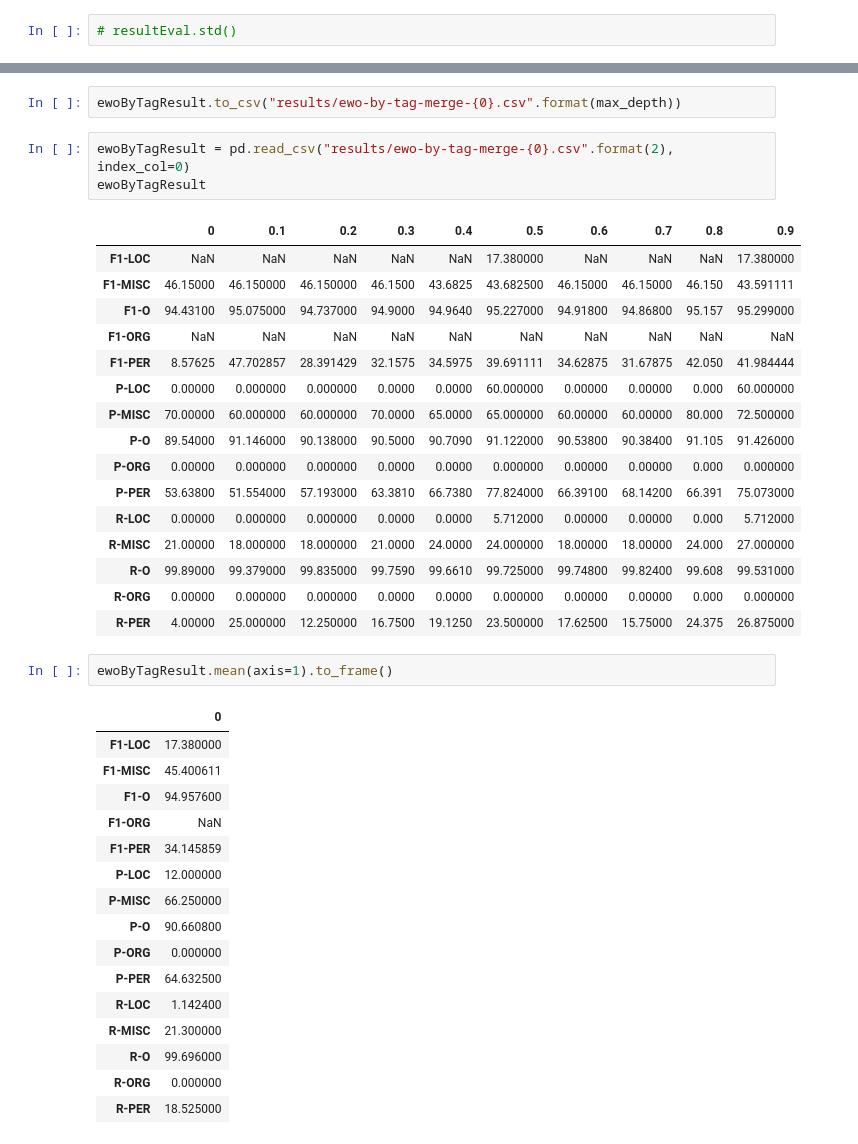
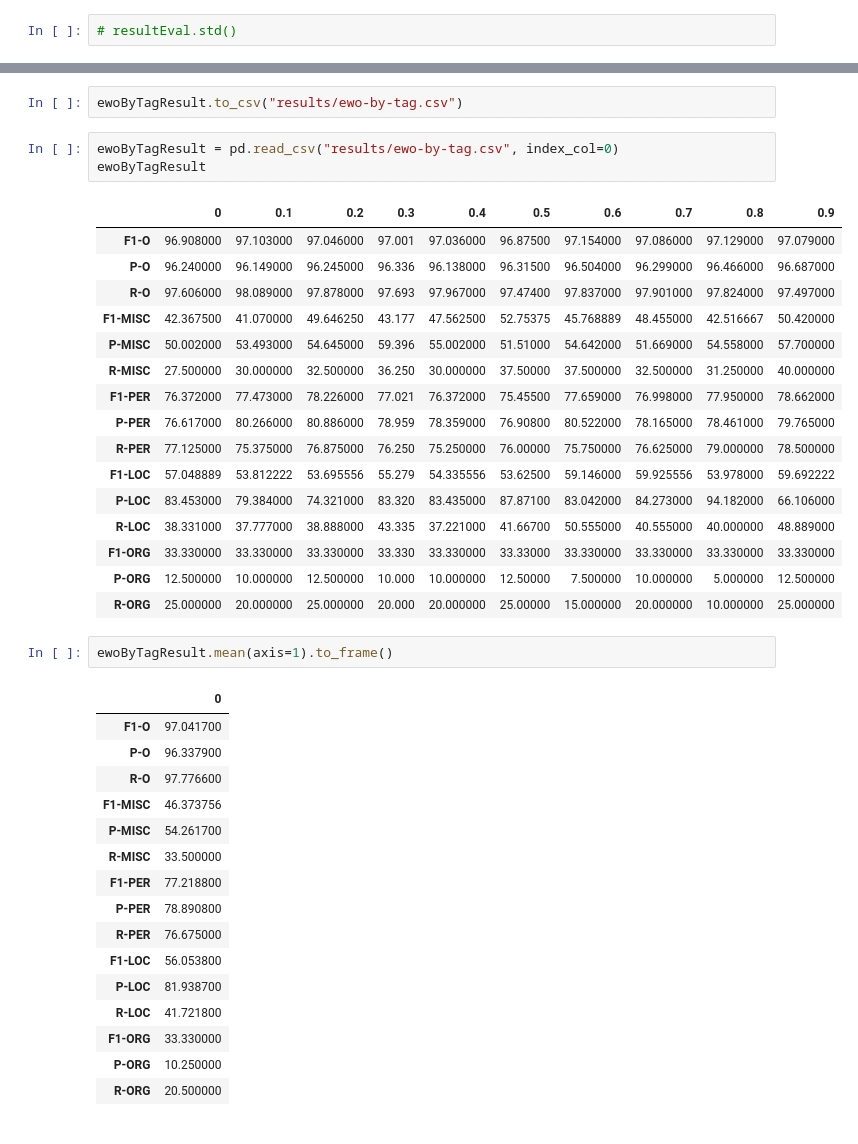
Before and after one commit to frankl1/Word2vec-For-NER-In-Low-Resource-Languages, a Jupyter notebook: fnn-ne-projection.ipynb, the cells around one changed output, grey strips where cells are left out. Cells and saved outputs as stored; diff of their text form.

```diff
--- a/fnn-ne-projection.ipynb
+++ b/fnn-ne-projection.ipynb
@@ -1101,44 +1097,44 @@ testByTagResult.std(axis=1).to_frame()
 # %%
-ewoByTagResult.to_csv("results/ewo-by-tag-merge-{0}.csv".format(max_depth))
+ewoByTagResult.to_csv("results/ewo-by-tag.csv")
 # %%
-ewoByTagResult = pd.read_csv("results/ewo-by-tag-merge-{0}.csv".format(2), index_col=0)
+ewoByTagResult = pd.read_csv("results/ewo-by-tag.csv", index_col=0)
 ewoByTagResult
 # %% [output]
 |  | 0 | 0.1 | 0.2 | 0.3 | 0.4 | 0.5 | 0.6 | 0.7 | 0.8 | 0.9 |
-| F1-LOC | NaN | NaN | NaN | NaN | NaN | 17.380000 | NaN | NaN | NaN | 17.380000 |
-| F1-MISC | 46.15000 | 46.150000 | 46.150000 | 46.1500 | 43.6825 | 43.682500 | 46.15000 | 46.15000 | 46.150 | 43.591111 |
-| F1-O | 94.43100 | 95.075000 | 94.737000 | 94.9000 | 94.9640 | 95.227000 | 94.91800 | 94.86800 | 95.157 | 95.299000 |
-| F1-ORG | NaN | NaN | NaN | NaN | NaN | NaN | NaN | NaN | NaN | NaN |
-| F1-PER | 8.57625 | 47.702857 | 28.391429 | 32.1575 | 34.5975 | 39.691111 | 34.62875 | 31.67875 | 42.050 | 41.984444 |
-| P-LOC | 0.00000 | 0.000000 | 0.000000 | 0.0000 | 0.0000 | 60.000000 | 0.00000 | 0.00000 | 0.000 | 60.000000 |
-| P-MISC | 70.00000 | 60.000000 | 60.000000 | 70.0000 | 65.0000 | 65.000000 | 60.00000 | 60.00000 | 80.000 | 72.500000 |
-| P-O | 89.54000 | 91.146000 | 90.138000 | 90.5000 | 90.7090 | 91.122000 | 90.53800 | 90.38400 | 91.105 | 91.426000 |
-| P-ORG | 0.00000 | 0.000000 | 0.000000 | 0.0000 | 0.0000 | 0.000000 | 0.00000 | 0.00000 | 0.000 | 0.000000 |
-| P-PER | 53.63800 | 51.554000 | 57.193000 | 63.3810 | 66.7380 | 77.824000 | 66.39100 | 68.14200 | 66.391 | 75.073000 |
-| R-LOC | 0.00000 | 0.000000 | 0.000000 | 0.0000 | 0.0000 | 5.712000 | 0.00000 | 0.00000 | 0.000 | 5.712000 |
-| R-MISC | 21.00000 | 18.000000 | 18.000000 | 21.0000 | 24.0000 | 24.000000 | 18.00000 | 18.00000 | 24.000 | 27.000000 |
-| R-O | 99.89000 | 99.379000 | 99.835000 | 99.7590 | 99.6610 | 99.725000 | 99.74800 | 99.82400 | 99.608 | 99.531000 |
-| R-ORG | 0.00000 | 0.000000 | 0.000000 | 0.0000 | 0.0000 | 0.000000 | 0.00000 | 0.00000 | 0.000 | 0.000000 |
-| R-PER | 4.00000 | 25.000000 | 12.250000 | 16.7500 | 19.1250 | 23.500000 | 17.62500 | 15.75000 | 24.375 | 26.875000 |
+| F1-O | 96.908000 | 97.103000 | 97.046000 | 97.001 | 97.036000 | 96.87500 | 97.154000 | 97.086000 | 97.129000 | 97.079000 |
+| P-O | 96.240000 | 96.149000 | 96.245000 | 96.336 | 96.138000 | 96.31500 | 96.504000 | 96.299000 | 96.466000 | 96.687000 |
+| R-O | 97.606000 | 98.089000 | 97.878000 | 97.693 | 97.967000 | 97.47400 | 97.837000 | 97.901000 | 97.824000 | 97.497000 |
+| F1-MISC | 42.367500 | 41.070000 | 49.646250 | 43.177 | 47.562500 | 52.75375 | 45.768889 | 48.455000 | 42.516667 | 50.420000 |
+| P-MISC | 50.002000 | 53.493000 | 54.645000 | 59.396 | 55.002000 | 51.51000 | 54.642000 | 51.669000 | 54.558000 | 57.700000 |
+| R-MISC | 27.500000 | 30.000000 | 32.500000 | 36.250 | 30.000000 | 37.50000 | 37.500000 | 32.500000 | 31.250000 | 40.000000 |
+| F1-PER | 76.372000 | 77.473000 | 78.226000 | 77.021 | 76.372000 | 75.45500 | 77.659000 | 76.998000 | 77.950000 | 78.662000 |
+| P-PER | 76.617000 | 80.266000 | 80.886000 | 78.959 | 78.359000 | 76.90800 | 80.522000 | 78.165000 | 78.461000 | 79.765000 |
+| R-PER | 77.125000 | 75.375000 | 76.875000 | 76.250 | 75.250000 | 76.00000 | 75.750000 | 76.625000 | 79.000000 | 78.500000 |
+| F1-LOC | 57.048889 | 53.812222 | 53.695556 | 55.279 | 54.335556 | 53.62500 | 59.146000 | 59.925556 | 53.978000 | 59.692222 |
+| P-LOC | 83.453000 | 79.384000 | 74.321000 | 83.320 | 83.435000 | 87.87100 | 83.042000 | 84.273000 | 94.182000 | 66.106000 |
+| R-LOC | 38.331000 | 37.777000 | 38.888000 | 43.335 | 37.221000 | 41.66700 | 50.555000 | 40.555000 | 40.000000 | 48.889000 |
+| F1-ORG | 33.330000 | 33.330000 | 33.330000 | 33.330 | 33.330000 | 33.33000 | 33.330000 | 33.330000 | 33.330000 | 33.330000 |
+| P-ORG | 12.500000 | 10.000000 | 12.500000 | 10.000 | 10.000000 | 12.50000 | 7.500000 | 10.000000 | 5.000000 | 12.500000 |
+| R-ORG | 25.000000 | 20.000000 | 25.000000 | 20.000 | 20.000000 | 25.00000 | 15.000000 | 20.000000 | 10.000000 | 25.000000 |
 # %%
 ewoByTagResult.mean(axis=1).to_frame()
 # %% [output]
 |  | 0 |
-| F1-LOC | 17.380000 |
-| F1-MISC | 45.400611 |
-| F1-O | 94.957600 |
-| F1-ORG | NaN |
-| F1-PER | 34.145859 |
-| P-LOC | 12.000000 |
-| P-MISC | 66.250000 |
-| P-O | 90.660800 |
-| P-ORG | 0.000000 |
-| P-PER | 64.632500 |
-| R-LOC | 1.142400 |
-| R-MISC | 21.300000 |
-| R-O | 99.696000 |
-| R-ORG | 0.000000 |
-| R-PER | 18.525000 |
+| F1-O | 97.041700 |
+| P-O | 96.337900 |
+| R-O | 97.776600 |
+| F1-MISC | 46.373756 |
+| P-MISC | 54.261700 |
+| R-MISC | 33.500000 |
+| F1-PER | 77.218800 |
+| P-PER | 78.890800 |
+| R-PER | 76.675000 |
+| F1-LOC | 56.053800 |
+| P-LOC | 81.938700 |
+| R-LOC | 41.721800 |
+| F1-ORG | 33.330000 |
+| P-ORG | 10.250000 |
+| R-ORG | 20.500000 |
 # %%
 ewoByTagResult.std(axis=1).to_frame()
 # %% [output]
```
Also changed, not shown: parts of 42 cells of this notebook, 25 other files.
